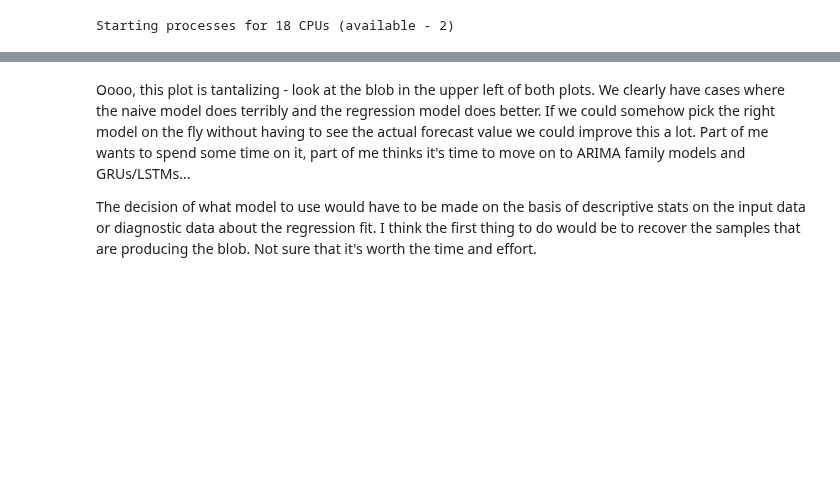
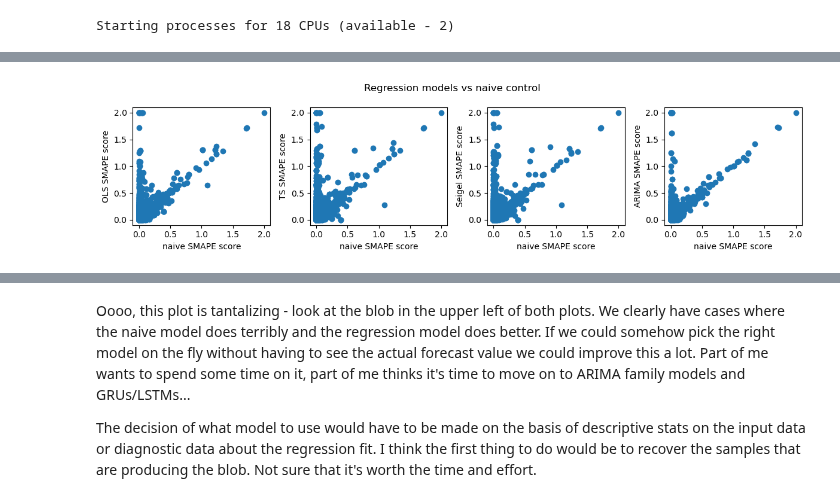
Before and after one commit to gperdrizet/kaggle_microbusiness, a Jupyter notebook: notebooks/11-bootstrapped_OLS_model_benchmark.ipynb, the cells around one changed output, grey strips where cells are left out. Drawn from its saved outputs; the diff is of its cells as text; code cells hidden in the pictures; blank space fills up the shorter version.

Commit message:
Finished small sample bootstrapping test with OLS, Theil-Sen and Seigel regression, ARIMA and naive control.

```diff
--- a/notebooks/11-bootstrapped_OLS_model_benchmark.ipynb
+++ b/notebooks/11-bootstrapped_OLS_model_benchmark.ipynb
@@ -241,13 +241,13 @@ def make_forecasts(block, model_types, model_order):
             block_predictions['detrended_MBD_inputs'].append(detrended_y_input)
 
             # Fit ARIMA to raw data
-            arima = sm.tsa.arima.ARIMA(y_input, order=(model_order,2,1)).fit()
+            arima = sm.tsa.arima.ARIMA(y_input, order=(model_order,2,1), enforce_stationarity=False).fit()
 
             # Calculate forecast from ARIMA slope and intercept, add to results
             block_predictions['MBD_predictions'].append(arima.forecast()[0])
 
             # Fit ARIMA to detrended data
-            arima = sm.tsa.arima.ARIMA(detrended_y_input, order=(model_order,2,1)).fit()
+            arima = sm.tsa.arima.ARIMA(detrended_y_input, order=(model_order,2,1), enforce_stationarity=False).fit()
 
             # Calculate forecast from ARIMA slope and intercept, add to results
             block_predictions['detrended_MBD_predictions'].append(arima.forecast()[0] + block[model_order, 2])
@@ -383,7 +383,7 @@ warnings.filterwarnings("ignore")
 
 num_samples = 18
 sample_size = 100
-model_orders = [2,4,6,8,10,12,14,16]
+model_orders = [2,4,6,8,10,12,14,16,32]
 model_types = ['OLS', 'TS', 'Seigel', 'ARIMA']
 
 # Fire up the pool
@@ -451,27 +480,36 @@ titles = ax.set(
 # %%
-fig, ax = plt.subplots(1, 3, figsize=(12,4))
+fig, ax = plt.subplots(1, 4, figsize=(12,3))
 
 ax[0].scatter(
-    data_df[(data_df['model_type'] == 'control') & (data_df['model_order'] == 32)]['SMAPE_values'],
-    data_df[(data_df['model_type'] == 'OLS') & (data_df['model_order'] == 32)]['SMAPE_values']
+    data_df[(data_df['model_type'] == 'control') & (data_df['model_order'] == 16)]['SMAPE_values'],
+    data_df[(data_df['model_type'] == 'OLS') & (data_df['model_order'] == 16)]['SMAPE_values']
 )
 ax[0].set_xlabel('naive SMAPE score')
 ax[0].set_ylabel('OLS SMAPE score')
 
 ax[1].scatter(
-    data_df[(data_df['model_type'] == 'control') & (data_df['model_order'] == 32)]['SMAPE_values'],
-    data_df[(data_df['model_type'] == 'TS') & (data_df['model_order'] == 32)]['SMAPE_values']
+    data_df[(data_df['model_type'] == 'control') & (data_df['model_order'] == 16)]['SMAPE_values'],
+    data_df[(data_df['model_type'] == 'TS') & (data_df['model_order'] == 16)]['SMAPE_values']
 )
 ax[1].set_xlabel('naive SMAPE score')
 ax[1].set_ylabel('TS SMAPE score')
 
 ax[2].scatter(
-    data_df[(data_df['model_type'] == 'control') & (data_df['model_order'] == 32)]['SMAPE_values'],
-    data_df[(data_df['model_type'] == 'Seigel') & (data_df['model_order'] == 32)]['SMAPE_values']
+    data_df[(data_df['model_type'] == 'control') & (data_df['model_order'] == 16)]['SMAPE_values'],
+    data_df[(data_df['model_type'] == 'Seigel') & (data_df['model_order'] == 16)]['SMAPE_values']
 )
 ax[2].set_xlabel('naive SMAPE score')
 ax[2].set_ylabel('Seigel SMAPE score')
 
+ax[3].scatter(
+    data_df[(data_df['model_type'] == 'control') & (data_df['model_order'] == 16)]['SMAPE_values'],
+    data_df[(data_df['model_type'] == 'ARIMA') & (data_df['model_order'] == 16)]['SMAPE_values']
+)
+ax[3].set_xlabel('naive SMAPE score')
+ax[3].set_ylabel('ARIMA SMAPE score')
+
 plt.suptitle('Regression models vs naive control')
 plt.tight_layout()
+# %% [output]
+[figure, added]
 # %%
```
Also changed, not shown: parts of 7 cells of this notebook.
